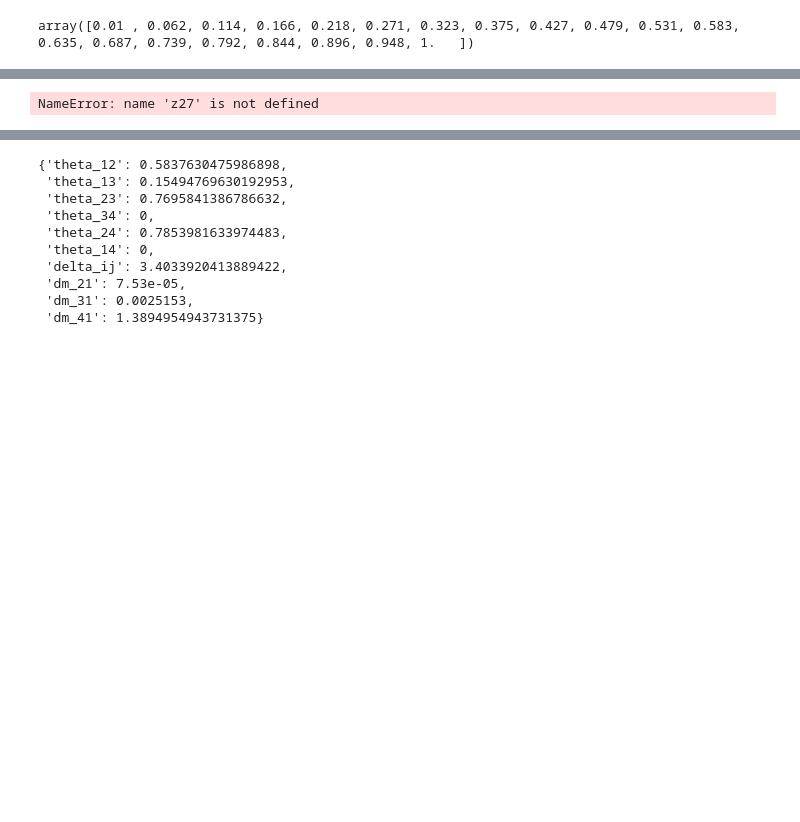
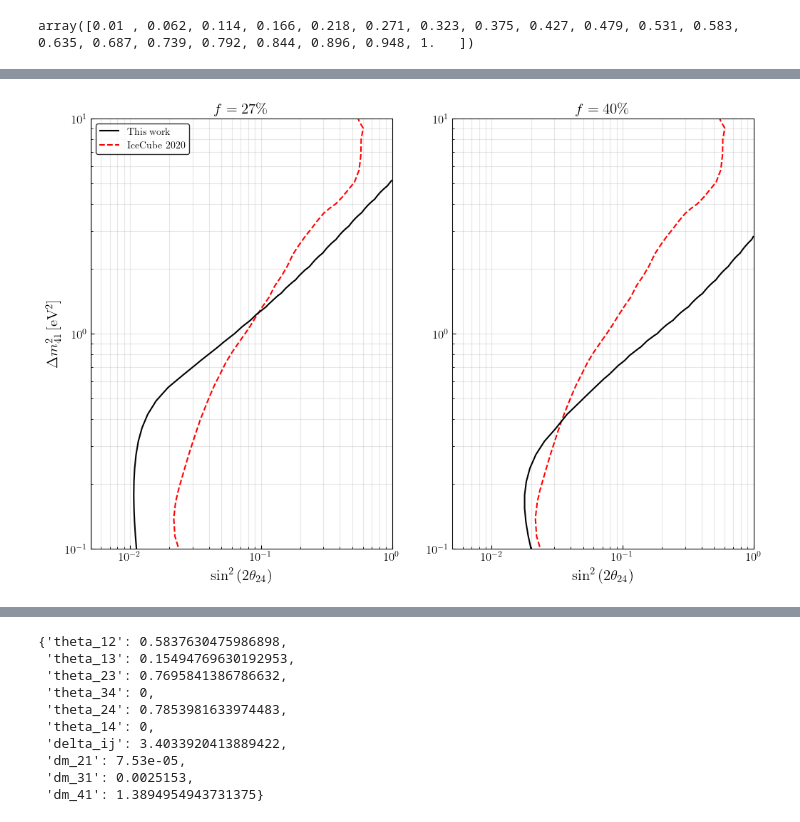
Before and after one commit to Sjoeborg/thesis, a Jupyter notebook: notebooks/event_processing.ipynb, the cells around one changed output, grey strips where cells are left out. Cells and saved outputs as stored; diff of their text form; code cells hidden in the pictures; blank space fills up the shorter version.

```diff
--- a/notebooks/event_processing.ipynb
+++ b/notebooks/event_processing.ipynb
@@ -200,38 +203,38 @@ best_fit_params['dm_41'], np.sin(2*best_fit_params['theta_24'])**2, best_fit_par
 fig,ax = plt.subplots(1,2,figsize=(12,8))
 
 a = ax[0].plot(IC_contour_cl90.s24, IC_contour_cl90.dm41, label='IceCube',c='red',ls='--')
-cnt = ax[0].contour(s24_fine, np.flip(dm41_fine), z27, levels=[chi2.cdf(0.9,2)], colors=['k'])
+cnt = ax[0].contour(s24_fine, np.flip(dm41_fine), z_small, levels=[chi2.cdf(0.9,2)], colors=['k'])
 
 
 a = ax[1].plot(IC_contour_cl90.s24, IC_contour_cl90.dm41, label='IceCube',c='red',ls='--')
-ax[1].contour(s24_fine, np.flip(dm41_fine), z40, levels=[chi2.cdf(0.9,2)], colors=['k'])
+ax[1].contour(s24_fine, np.flip(dm41_fine), z_big, levels=[chi2.cdf(0.9,2)], colors=['k'])
 
 ax[0].set_xscale('log')
 ax[1].set_xscale('log')
 ax[0].set_yscale('log')
 ax[1].set_yscale('log')
 ax[0].set_xlim((5e-3, 1))
 ax[1].set_xlim((5e-3, 1))
 ax[0].set_ylim((1e-1,1e1))
 ax[1].set_ylim((1e-1,1e1))
 ax[0].set_xlabel(r'$\sin^2{(2\theta_{24})}$', fontsize=15)
 ax[1].set_xlabel(r'$\sin^2{(2\theta_{24})}$', fontsize=15)
 ax[0].set_ylabel(r'$\Delta m^2_{41} \, [\si{\eV\squared}]$', fontsize=15)
 ax[0].grid(True, which='both', alpha=0.3)
 ax[1].grid(True, which='both', alpha=0.3)
 ax[0].set_title(r'$f = 27\%$', fontsize=15)
 ax[1].set_title(r'$f = 40\%$', fontsize=15)
 
 
 ax[0].tick_params(axis='both', direction='in', which='both', labelsize=12)
 ax[1].tick_params(axis='both', direction='in', which='both', labelsize=12)
 
 h1,_ = cnt.legend_elements()
 leg = ax[0].legend([h1[0], a[0]], ['This work', 'IceCube 2020'])
 leg.get_frame().set_edgecolor('k')
 #savethesis(fig, 's24_error_tuning')
 # %% [output]
-NameError: name 'z27' is not defined
+[figure, added]
 # %%
 from IC.event_processing import count_plots
 fig = count_plots(H1_best,H0_normalized)
```
Also changed, not shown: parts of 4 cells of this notebook, 11 other files.
